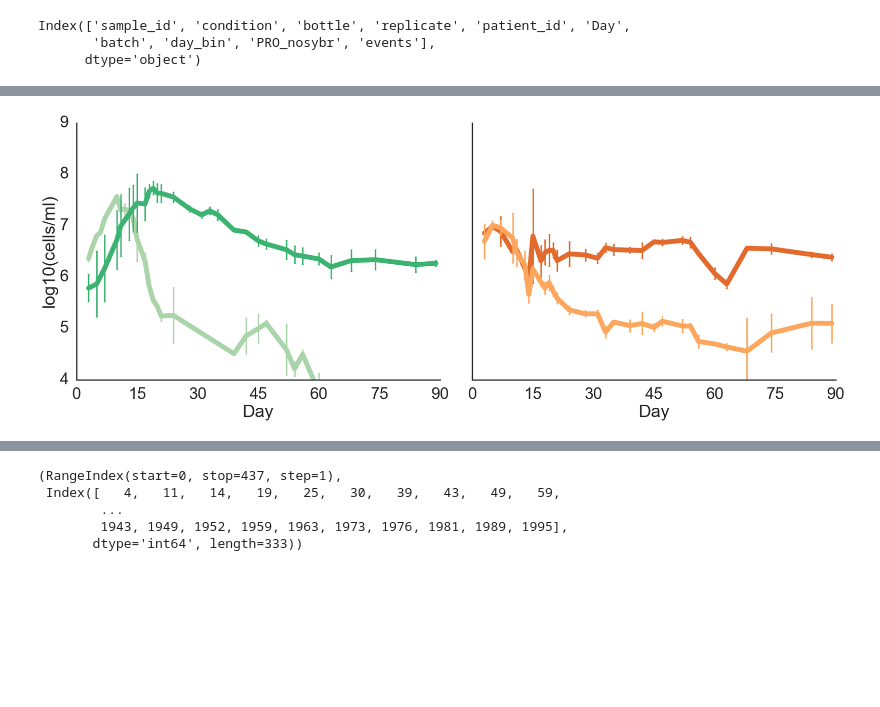
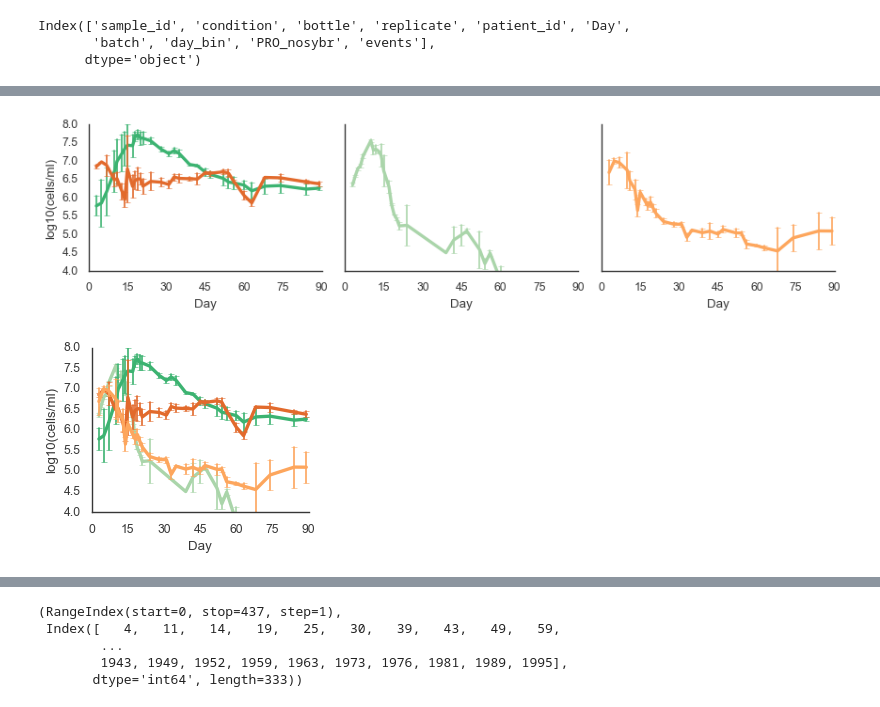
Before and after one commit to wosnat/CC1A3, a Jupyter notebook: FCM/cc1A3 notebook.ipynb, the cells around one changed output, grey strips where cells are left out. Cells and saved outputs as stored; diff of their text form; code cells hidden in the pictures; blank space fills up the shorter version.

```diff
--- a/FCM/cc1A3 notebook.ipynb
+++ b/FCM/cc1A3 notebook.ipynb
@@ -19,10 +19,10 @@ from sklearn import metrics
 import statsmodels.api as sm
 
 sns.set(rc={'figure.figsize':(15,8)})
-sns.set_context('poster')
 sns.set_style('white')
 #plt.rcParams["figure.dpi"] = 600
 from sklearn.model_selection import train_test_split
+import seaborn_figure_settings
 # %%
 
 HCOLOR = '#E26A2C'
@@ -458,23 +363,0 @@ array(['med4 (CC)', 'med4 (AX)', '1A3 (AX)', '1A3 (CC)'], dtype=object)
-# %%
-sns.set_context('poster', font_scale=1.5)
-fcm_df['log10(cells/ml)'] = np.log10(fcm_df['cells/ml'])
-g = sns.relplot(data=fcm_df.loc[
-    fcm_df.timepoint.isin([0, 7, 5]) &
-    fcm_df.events.gt(40) &
-    (~fcm_df.sample_id.isin(problematic_samples)) &
-     fcm_df.group.isin(['med4 (AX)', '1A3 (AX)',])
-     ]
-            , x='Day', y='log10(cells/ml)',
-            #style='replicate',
-            #markers=True,
-            #estimator=None, units='Sample',
-            hue='group', #markersize=5,
-            #size='omics',
-            err_style='bars',
-            col='Strain',
-            hue_order=forder, palette=fpal,
-            lw=10,
-           kind='line', errorbar='sd',
-            height=10, aspect=1.2,
-            legend=False
-           ).set(xticks=[0,15,30,45,60,75,90], ylim=[4,9]).set_titles('')
@@ -483,24 +364,46 @@ g = sns.relplot(data=fcm_df.loc[
 # %%
-sns.set_context('poster', font_scale=1.5)
 fcm_df['log10(cells/ml)'] = np.log10(fcm_df['cells/ml'])
 g = sns.relplot(data=fcm_df.loc[
     fcm_df.timepoint.isin([0, 7, 5]) &
     (fcm_df.events > 40) &
     (~fcm_df.sample_id.isin(problematic_samples))
                            ]
             , x='Day', y='log10(cells/ml)',
             #style='replicate',
             #markers=True,
             #estimator=None, units='Sample',
             hue='group', #markersize=5,
             #size='omics',
             err_style='bars',
-            col='Strain',
+            col='condition',
             hue_order=forder, palette=fpal,
-            lw=10,
+            lw=3,
            kind='line', errorbar='sd',
-            height=10, aspect=1.2,
+            height=3, aspect=1.2,
             legend=False
-           ).set(xticks=[0,15,30,45,60,75,90], ylim=[4,9]).set_titles('')
+           ).set(xticks=[0,15,30,45,60,75,90], ylim=[4,8]).set_titles('')
 # %% [output]
-[figure, old version]
+[figure, new version]
+# %%
+fcm_df['log10(cells/ml)'] = np.log10(fcm_df['cells/ml'])
+g = sns.relplot(data=fcm_df.loc[
+    fcm_df.timepoint.isin([0, 7, 5]) &
+    (fcm_df.events > 40) &
+    (~fcm_df.sample_id.isin(problematic_samples))
+                           ]
+            , x='Day', y='log10(cells/ml)',
+            #style='replicate',
+            #markers=True,
+            #estimator=None, units='Sample',
+            hue='group', #markersize=5,
+            #size='omics',
+            err_style='bars',
+            #col='Strain',
+            hue_order=forder, palette=fpal,
+            lw=3,
+           kind='line', errorbar='sd',
+            height=3, aspect=1.2,
+            legend=False
+           ).set(xticks=[0,15,30,45,60,75,90], ylim=[4,8]).set_titles('')
+# %% [output]
+[figure, added]
```
Also changed, not shown: parts of 18 cells of this notebook, 1 other file.
